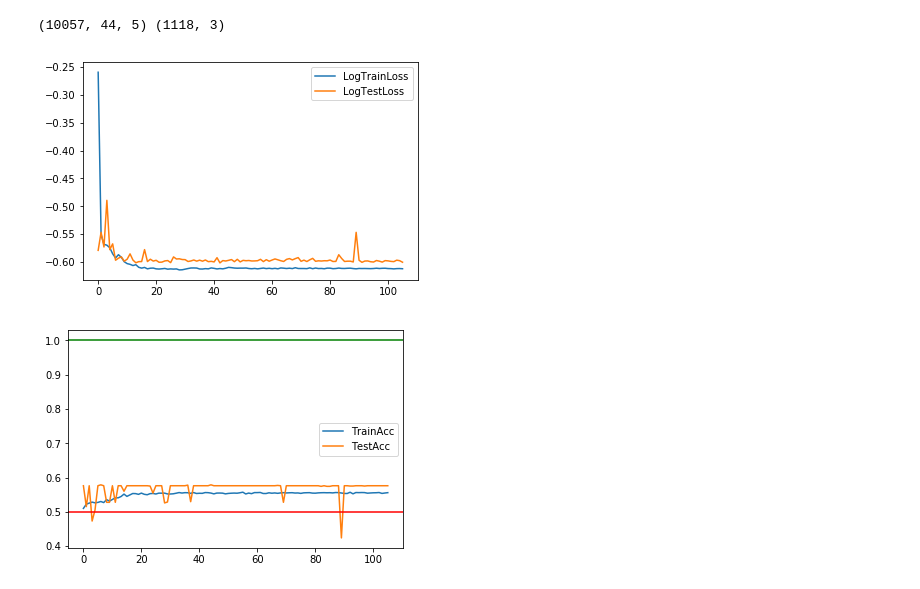
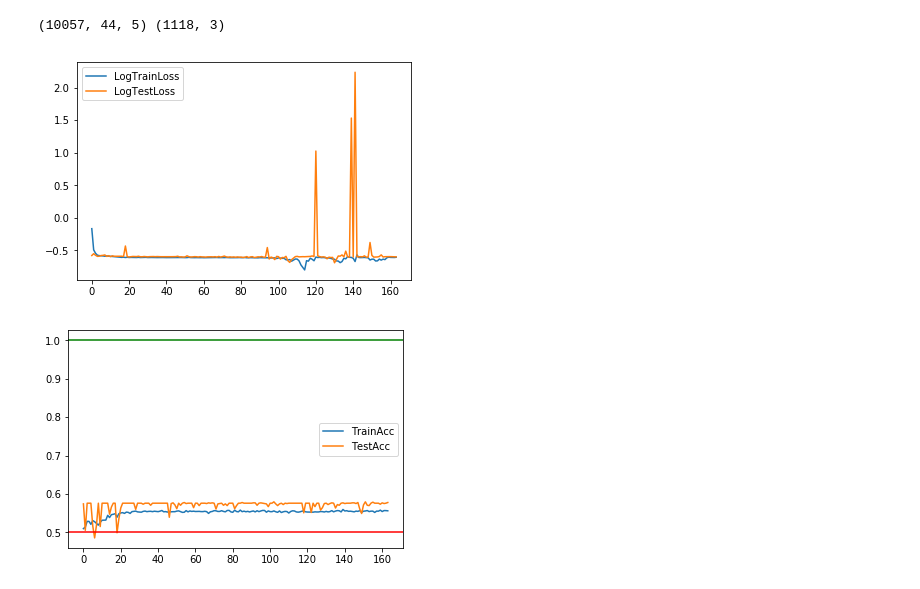
Before and after one commit to sshh12/StockMarketML, a Jupyter notebook: Variation2/TrendPrediction.ipynb, the cells around one changed output. Cells and saved outputs as stored; diff of their text form; code cells hidden in the pictures.

```diff
--- a/Variation2/TrendPrediction.ipynb
+++ b/Variation2/TrendPrediction.ipynb
@@ -142,27 +142,27 @@ def get_model():
 
     model.add(LSTM(340, input_shape=(window_size - skip_window_size, emb_size)))
     model.add(BatchNormalization())
-    model.add(Dropout(0.3))
+    model.add(Dropout(0.25))
     model.add(PReLU())
 
     model.add(Dense(330))
     model.add(BatchNormalization())
-    model.add(Dropout(0.3))
+    model.add(Dropout(0.25))
     model.add(PReLU())
 
     model.add(Dense(320))
     model.add(BatchNormalization())
-    model.add(Dropout(0.3))
+    model.add(Dropout(0.25))
     model.add(PReLU())
 
     model.add(Dense(310))
     model.add(BatchNormalization())
-    model.add(Dropout(0.3))
+    model.add(Dropout(0.25))
     model.add(PReLU())
 
     model.add(Dense(3))
 
-    model.compile(loss=mse_loss, optimizer=adam(lr=0.002), metrics=[acc_metric])
+    model.compile(loss=mse_loss, optimizer=adam(lr=0.0012), metrics=[acc_metric])
 
     return model
 # %%
@@ -179,33 +179,33 @@ if __name__ == "__main__":
 # Train
 
 if __name__ == "__main__":
 
     model = get_model()
 
-    reduce_LR = ReduceLROnPlateau(monitor='val_loss', factor=0.95, patience=20, min_lr=1e-7, verbose=0)
+    reduce_LR = ReduceLROnPlateau(monitor='val_loss', factor=0.9, patience=20, min_lr=1e-7, verbose=0)
     e_stopping = EarlyStopping(monitor='val_acc_metric', patience=60)
     checkpoint = ModelCheckpoint(os.path.join('..', 'models', 'trend-pred.h5'),
                                  monitor='val_acc_metric',
                                  verbose=0,
                                  save_best_only=True)
 
     history = model.fit(trainX, trainY, epochs=epochs,
                                         batch_size=batch_size,
                                         validation_data=(testX, testY),
                                         verbose=0,
                                         callbacks=[e_stopping, checkpoint, reduce_LR])
 
     plt.plot(np.log(history.history['loss']))
     plt.plot(np.log(history.history['val_loss']))
     plt.legend(['LogTrainLoss', 'LogTestLoss'])
     plt.show()
 
     plt.plot(history.history['acc_metric'])
     plt.plot(history.history['val_acc_metric'])
     plt.axhline(y=1, color='g')
     plt.axhline(y=0.5, color='r')
     plt.legend(['TrainAcc', 'TestAcc'])
     plt.show()
 # %% [output]
-[figure, old version]
+[figure, new version]
-[figure, old version]
+[figure, new version]
```
Also changed, not shown: 2 other files.
